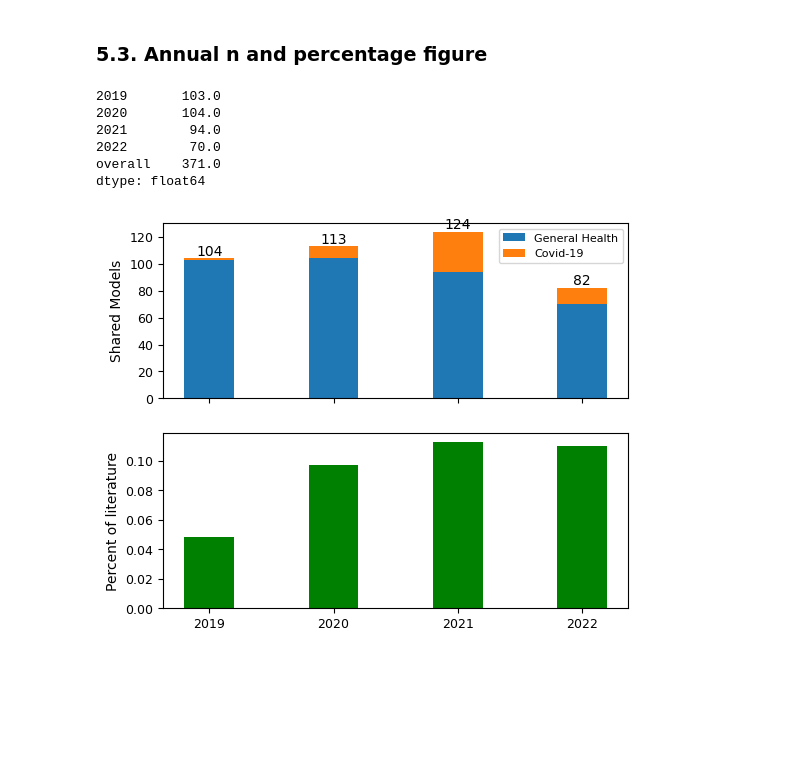
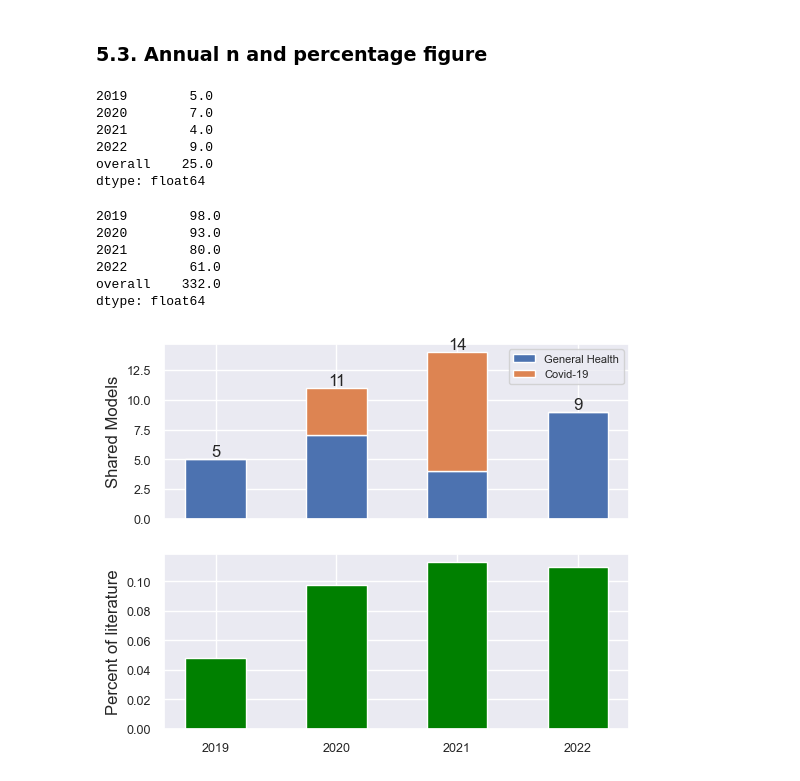
Before and after one commit to TomMonks/des_sharing_lit_review, a Jupyter notebook: content/03_results/03a_year.ipynb, the cells around one changed output. Cells and saved outputs as stored; diff of their text form; code cells hidden in the pictures; blank space fills up the shorter version.

Commit message:
RESULTS: year - new combined plot

```diff
--- a/content/03_results/03a_year.ipynb
+++ b/content/03_results/03a_year.ipynb
@@ -12,6 +12,8 @@ These results presented in this notebook the following questions
 import pandas as pd
 import numpy as np
 import matplotlib.pyplot as plt
+import seaborn as sns
+sns.set()
 # %%
 ## Imports from preprocessing module
 from preprocessing import load_clean_dataset
@@ -23,6 +25,7 @@ FILE_NAME = 'https://raw.githubusercontent.com/TomMonks/' \
 
 RG_LABEL = 'reporting_guidelines_mention'
 NONE = 'None'
+WIDTH = 0.5
 # %% [markdown]
 ## 3. Functions
 # %%
@@ -117,12 +120,12 @@ year_summary
 ### 5.3. Annual n and percentage figure
 # %%
 # annual figures excluding covid models
-non_covid = year_summary.T['n_included'] - year_summary.T['n_covid']
+non_covid = year_summary.T['n_avail'] - year_summary.T['n_covid_avail']
 non_covid
 # %% [output]
-2019       103.0
-2020       104.0
-2021        94.0
-2022        70.0
-overall    371.0
+2019        5.0
+2020        7.0
+2021        4.0
+2022        9.0
+overall    25.0
 dtype: float64
@@ -129,3 +136,14 @@ dtype: float64
+# %%
+# no. general health models not available = no. included - no. available - n_covid
+n_not_avail_gen = year_summary.T['n_included'] - year_summary.T['n_avail'] - year_summary.T['n_covid']
+n_not_avail_gen
+# %% [output]
+2019        98.0
+2020        93.0
+2021        80.0
+2022        61.0
+overall    332.0
+dtype: float64
 # %%
 def plot_data_by_year(n_general_models, n_covid_models,
                       per_models, xlabels, width=WIDTH, grid=True,
@@ -168,9 +186,9 @@ def plot_data_by_year(n_general_models, n_covid_models,
     return fig, (ax1, ax2)
 # %%
 fig, axs = plot_data_by_year(n_general_models=non_covid[:-1],
-                             n_covid_models=year_summary.T['n_covid'][:-1],
+                             n_covid_models=year_summary.T['n_covid_avail'][:-1],
                              per_models=year_summary.T['per_avail'][:-1],
                              xlabels=year_summary.columns[:-1],
                              grid=False)
 # %% [output]
-[figure, old version]
+[figure, new version]
```
Also changed, not shown: parts of 7 cells of this notebook.
